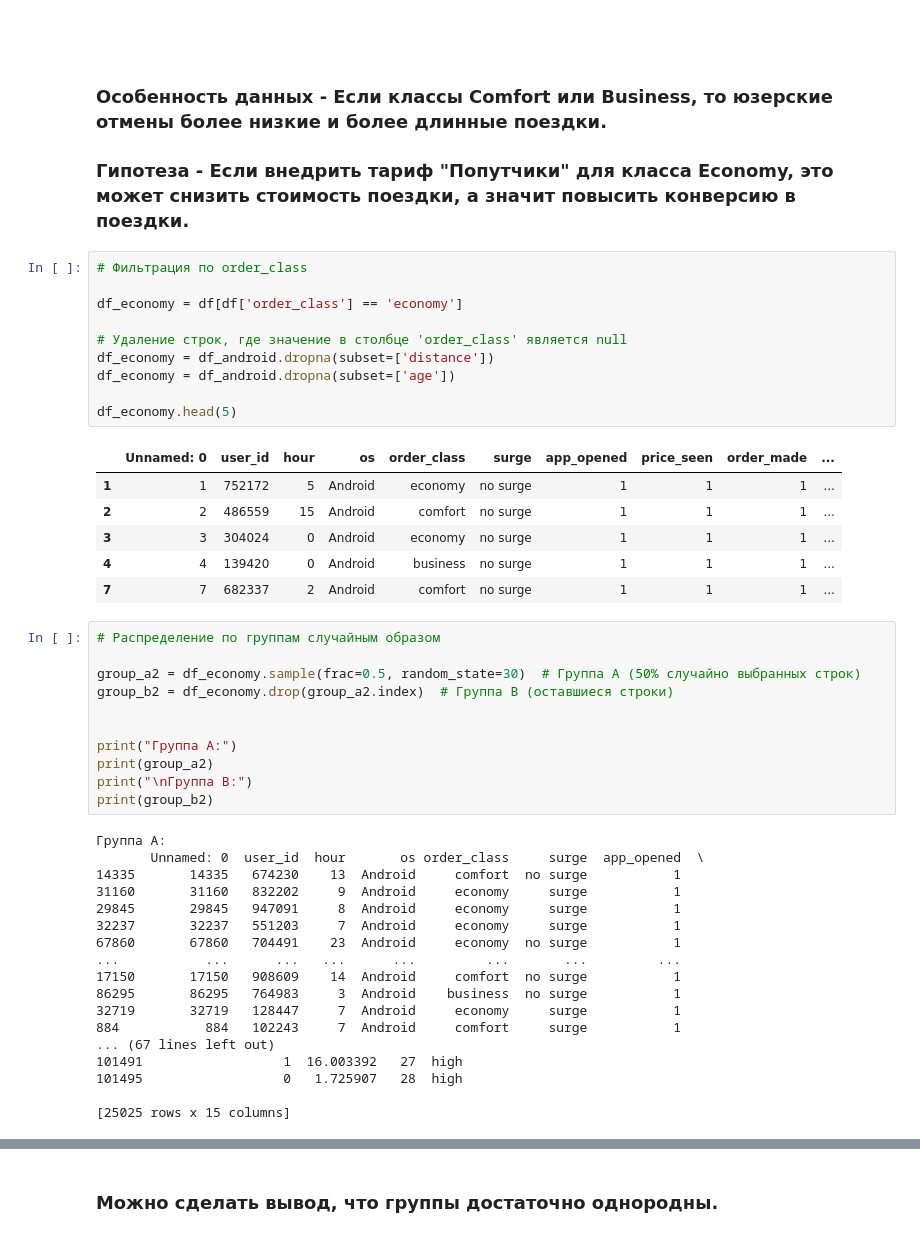
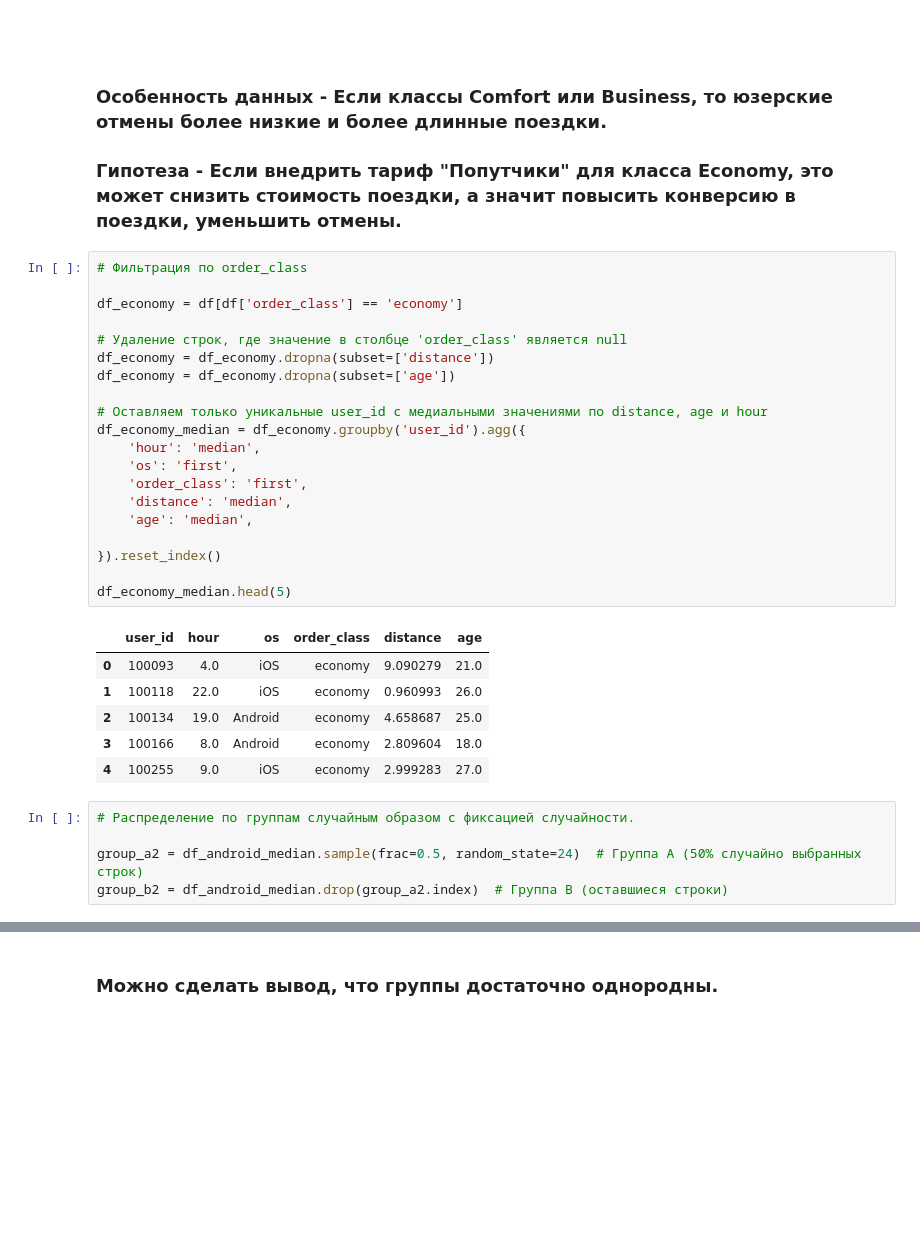
Before and after one commit to Tem-Art/Python, a Jupyter notebook: ДЗ. Выбираем группы и разделяем на A-Б.ipynb, the cells around one changed output, grey strips where cells are left out. Saved outputs shown, nothing was run; the diff lists cells and outputs as text; blank space fills up the shorter version.

```diff
--- a/ДЗ. Выбираем группы и разделяем на A-Б.ipynb
+++ b/ДЗ. Выбираем группы и разделяем на A-Б.ipynb
@@ -133,53 +119,39 @@ Mann-Whitney U test: p-value = 0.3316805675715322
 ###
 # %% [markdown]
 ### Особенность данных - Если классы Comfort или Business, то юзерские отмены более низкие и более длинные поездки.
-### Гипотеза - Если внедрить тариф "Попутчики" для класса Economy, это может снизить стоимость поездки, а значит повысить конверсию в поездки.
+### Гипотеза - Если внедрить тариф "Попутчики" для класса Economy, это может снизить стоимость поездки, а значит повысить конверсию в поездки, уменьшить отмены.
 # %%
 # Фильтрация по order_class
 
 df_economy = df[df['order_class'] == 'economy']
 
 # Удаление строк, где значение в столбце 'order_class' является null
-df_economy = df_android.dropna(subset=['distance'])
-df_economy = df_android.dropna(subset=['age'])
+df_economy = df_economy.dropna(subset=['distance'])
+df_economy = df_economy.dropna(subset=['age'])
 
-df_economy.head(5)
+# Оставляем только уникальные user_id с медиальными значениями по distance, age и hour
+df_economy_median = df_economy.groupby('user_id').agg({
+    'hour': 'median',
+    'os': 'first',
+    'order_class': 'first',
+    'distance': 'median',
+    'age': 'median',
+
+}).reset_index()
+
+df_economy_median.head(5)
 # %% [output]
-|  | Unnamed: 0 | user_id | hour | os | order_class | surge | app_opened | price_seen | order_made | ... |
-| 1 | 1 | 752172 | 5 | Android | economy | no surge | 1 | 1 | 1 | ... |
-| 2 | 2 | 486559 | 15 | Android | comfort | no surge | 1 | 1 | 1 | ... |
-| 3 | 3 | 304024 | 0 | Android | economy | no surge | 1 | 1 | 1 | ... |
-| 4 | 4 | 139420 | 0 | Android | business | no surge | 1 | 1 | 1 | ... |
-| 7 | 7 | 682337 | 2 | Android | comfort | no surge | 1 | 1 | 1 | ... |
+|  | user_id | hour | os | order_class | distance | age |
+| 0 | 100093 | 4.0 | iOS | economy | 9.090279 | 21.0 |
+| 1 | 100118 | 22.0 | iOS | economy | 0.960993 | 26.0 |
+| 2 | 100134 | 19.0 | Android | economy | 4.658687 | 25.0 |
+| 3 | 100166 | 8.0 | Android | economy | 2.809604 | 18.0 |
+| 4 | 100255 | 9.0 | iOS | economy | 2.999283 | 27.0 |
 # %%
-# Распределение по группам случайным образом
+# Распределение по группам случайным образом с фиксацией случайности.
 
-group_a2 = df_economy.sample(frac=0.5, random_state=30)  # Группа A (50% случайно выбранных строк)
-group_b2 = df_economy.drop(group_a2.index)  # Группа B (оставшиеся строки)
-
-
-print("Группа A:")
-print(group_a2)
-print("\nГруппа B:")
-print(group_b2)
+group_a2 = df_android_median.sample(frac=0.5, random_state=24)  # Группа A (50% случайно выбранных строк)
+group_b2 = df_android_median.drop(group_a2.index)  # Группа B (оставшиеся строки)
-# %% [output]
-Группа A:
-       Unnamed: 0  user_id  hour       os order_class     surge  app_opened  \
-14335       14335   674230    13  Android     comfort  no surge           1
-31160       31160   832202     9  Android     economy     surge           1
-29845       29845   947091     8  Android     economy     surge           1
-32237       32237   551203     7  Android     economy     surge           1
-67860       67860   704491    23  Android     economy  no surge           1
-...           ...      ...   ...      ...         ...       ...         ...
-17150       17150   908609    14  Android     comfort  no surge           1
-86295       86295   764983     3  Android    business  no surge           1
-32719       32719   128447     7  Android     economy     surge           1
-884           884   102243     7  Android     comfort     surge           1
-... (67 lines left out)
-101491                  1  16.003392   27  high
-101495                  0   1.725907   28  high
-
-[25025 rows x 15 columns]
 # %%
 # График распределения для группы A
 plt.figure(figsize=(12, 6))
```
Also changed, not shown: parts of 11 cells of this notebook.
